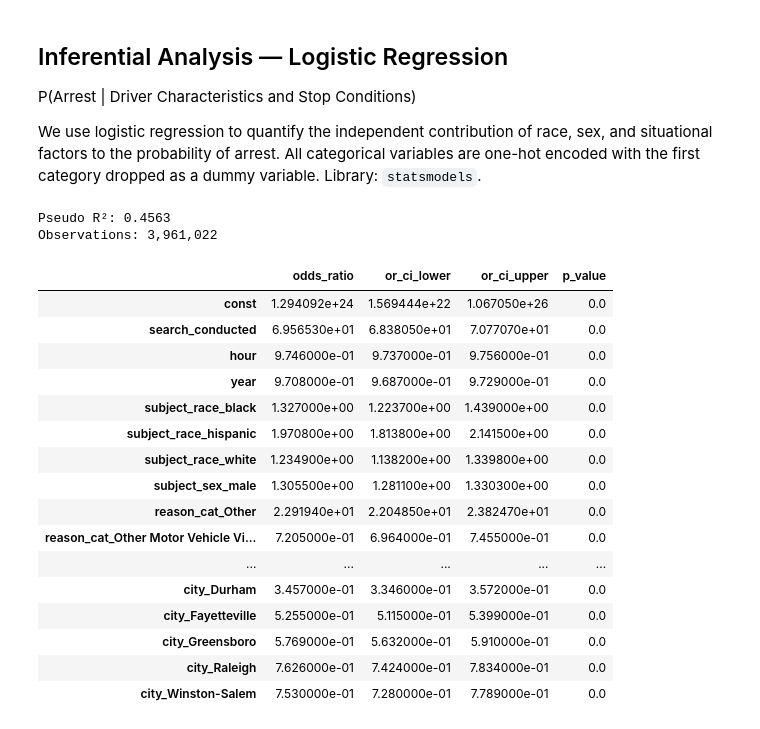
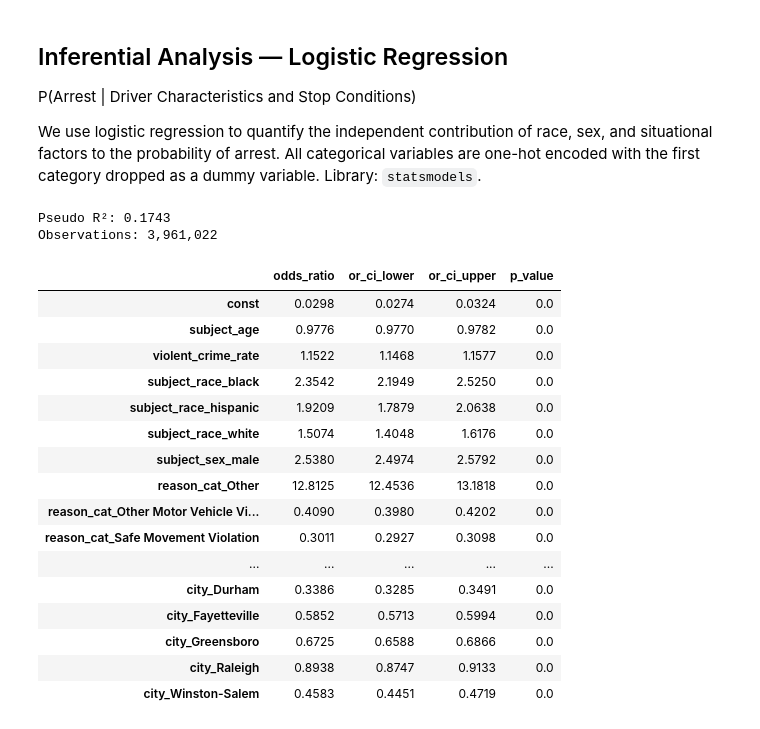
Before and after one commit to utexas-SDS-357/sds357-project-sp26-the-grazing-goats, a Jupyter notebook: 02_inferential_analysis.ipynb, the cells around one changed output. Saved outputs shown, nothing was run; the diff lists cells and outputs as text; code cells hidden in the pictures.

```diff
--- a/02_inferential_analysis.ipynb
+++ b/02_inferential_analysis.ipynb
@@ -64,54 +64,52 @@ P(Arrest | Driver Characteristics and Stop Conditions)
 
 We use logistic regression to quantify the independent contribution of race, sex, and situational factors to the probability of arrest. All categorical variables are one-hot encoded with the first category dropped as a dummy variable. Library: `statsmodels`.
 # %%
-# Logistic Regression — full model with demographics + FBI crime rate
+# Logistic regression: race, sex, age, stop reason, city, violent_crime_rate (no search / hour / year)
 top_reasons = df["reason_for_stop"].value_counts().head(8).index.tolist()
 dflog = df.copy()
 dflog["reason_cat"] = dflog["reason_for_stop"].where(dflog["reason_for_stop"].isin(top_reasons), "Other")
 
 X = pd.get_dummies(
     dflog[["subject_race", "subject_sex", "subject_age",
-           "reason_cat", "city", "search_conducted", "hour", "year",
-           "violent_crime_rate"]],
+           "reason_cat", "city", "violent_crime_rate"]],
     columns=["subject_race", "subject_sex", "reason_cat", "city"],
     drop_first=True, dtype=float)
-X["search_conducted"] = X["search_conducted"].astype(float)
 X = sm.add_constant(X)
 y = dflog["arrested"]
 mask = X.notna().all(axis=1) & y.notna()
 X, y = X[mask], y[mask]
 
 model = sm.Logit(y, X).fit(disp=0, maxiter=200)
 print(f"Pseudo R²: {model.prsquared:.4f}")
 print(f"Observations: {int(model.nobs):,}")
 
 res = pd.DataFrame({
     "coef": model.params, "std_err": model.bse, "z": model.tvalues,
     "p_value": model.pvalues, "odds_ratio": np.exp(model.params),
     "or_ci_lower": np.exp(model.conf_int()[0]),
     "or_ci_upper": np.exp(model.conf_int()[1])
 })
 res[res["p_value"] < 0.05][["odds_ratio", "or_ci_lower", "or_ci_upper", "p_value"]].round(4)
 # %% [output]
-Pseudo R²: 0.4563
+Pseudo R²: 0.1743
 Observations: 3,961,022
 |  | odds_ratio | or_ci_lower | or_ci_upper | p_value |
-| const | 1.294092e+24 | 1.569444e+22 | 1.067050e+26 | 0.0 |
-| search_conducted | 6.956530e+01 | 6.838050e+01 | 7.077070e+01 | 0.0 |
-| hour | 9.746000e-01 | 9.737000e-01 | 9.756000e-01 | 0.0 |
-| year | 9.708000e-01 | 9.687000e-01 | 9.729000e-01 | 0.0 |
-| subject_race_black | 1.327000e+00 | 1.223700e+00 | 1.439000e+00 | 0.0 |
-| subject_race_hispanic | 1.970800e+00 | 1.813800e+00 | 2.141500e+00 | 0.0 |
-| subject_race_white | 1.234900e+00 | 1.138200e+00 | 1.339800e+00 | 0.0 |
-| subject_sex_male | 1.305500e+00 | 1.281100e+00 | 1.330300e+00 | 0.0 |
-| reason_cat_Other | 2.291940e+01 | 2.204850e+01 | 2.382470e+01 | 0.0 |
-| reason_cat_Other Motor Vehicle Vi... | 7.205000e-01 | 6.964000e-01 | 7.455000e-01 | 0.0 |
+| const | 0.0298 | 0.0274 | 0.0324 | 0.0 |
+| subject_age | 0.9776 | 0.9770 | 0.9782 | 0.0 |
+| violent_crime_rate | 1.1522 | 1.1468 | 1.1577 | 0.0 |
+| subject_race_black | 2.3542 | 2.1949 | 2.5250 | 0.0 |
+| subject_race_hispanic | 1.9209 | 1.7879 | 2.0638 | 0.0 |
+| subject_race_white | 1.5074 | 1.4048 | 1.6176 | 0.0 |
+| subject_sex_male | 2.5380 | 2.4974 | 2.5792 | 0.0 |
+| reason_cat_Other | 12.8125 | 12.4536 | 13.1818 | 0.0 |
+| reason_cat_Other Motor Vehicle Vi... | 0.4090 | 0.3980 | 0.4202 | 0.0 |
+| reason_cat_Safe Movement Violation | 0.3011 | 0.2927 | 0.3098 | 0.0 |
 | ... | ... | ... | ... | ... |
-| city_Durham | 3.457000e-01 | 3.346000e-01 | 3.572000e-01 | 0.0 |
-| city_Fayetteville | 5.255000e-01 | 5.115000e-01 | 5.399000e-01 | 0.0 |
-| city_Greensboro | 5.769000e-01 | 5.632000e-01 | 5.910000e-01 | 0.0 |
-| city_Raleigh | 7.626000e-01 | 7.424000e-01 | 7.834000e-01 | 0.0 |
-| city_Winston-Salem | 7.530000e-01 | 7.280000e-01 | 7.789000e-01 | 0.0 |
+| city_Durham | 0.3386 | 0.3285 | 0.3491 | 0.0 |
+| city_Fayetteville | 0.5852 | 0.5713 | 0.5994 | 0.0 |
+| city_Greensboro | 0.6725 | 0.6588 | 0.6866 | 0.0 |
+| city_Raleigh | 0.8938 | 0.8747 | 0.9133 | 0.0 |
+| city_Winston-Salem | 0.4583 | 0.4451 | 0.4719 | 0.0 |
 # %%
 # Figure 4: Odds Ratios — significant features only
 plot_df = res.drop(index=["const"], errors="ignore").copy()
```
Also changed, not shown: parts of 1 cell of this notebook.
